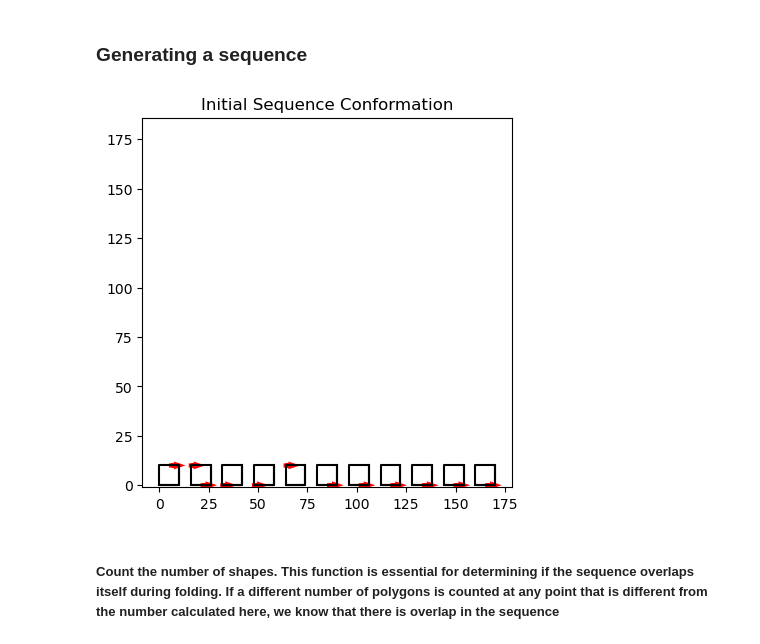
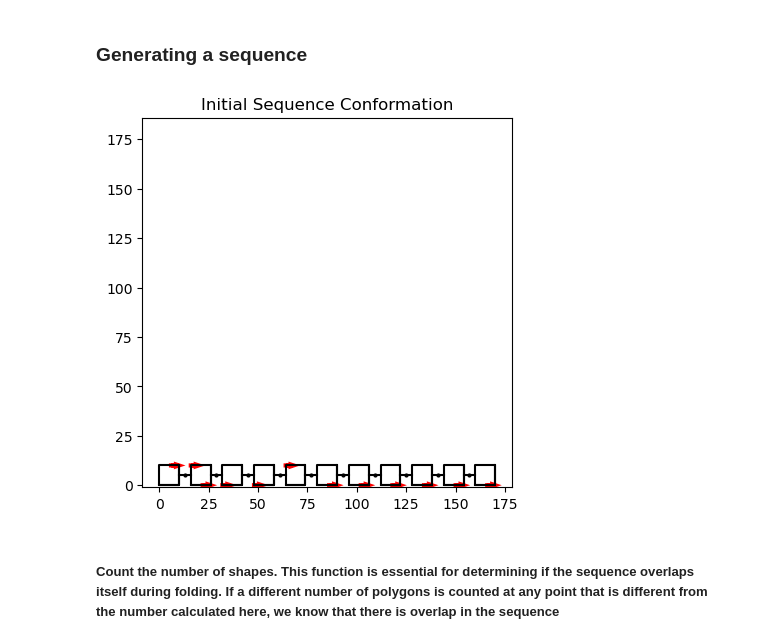
Before and after one commit to dymc9548/Magnetic-actuator-simulation, a Jupyter notebook: initial_Visualization.ipynb, the cells around one changed output. Cells and saved outputs as stored; diff of their text form; code cells hidden in the pictures.

```diff
--- a/initial_Visualization.ipynb
+++ b/initial_Visualization.ipynb
@@ -22,9 +22,9 @@ shapes = {'shape 1': ['s', 10, 0, 0, {'patch 1': ['top right', 4, 0]}], 'shape 2
 hinge_vec, hinge_loc, shape_arr, linelist, patch_arr, patch_num = vis.generate(shapes)
 # %%
 # Finally, we need to plot the sequence, which will follow Collin's "shapeplots" function
-vis.shapeplots(shape_arr, linelist, blocking = False, title = 'Initial Sequence Conformation', show = True, bounds = '', mag_vecs = patch_arr)
+vis.shapeplots(shape_arr, linelist, hinge_loc, blocking = False, title = 'Initial Sequence Conformation', show = True, bounds = '', mag_vecs = patch_arr)
 # %% [output]
-[figure, old version]
+[figure, new version]
 # %% [markdown]
 ##### Count the number of shapes. This function is essential for determining if the sequence overlaps itself during folding. If a different number of polygons is counted at any point that is different from the number calculated here, we know that there is overlap in the sequence
 # %%
```
Also changed, not shown: parts of 8 cells of this notebook, 1 other file.
